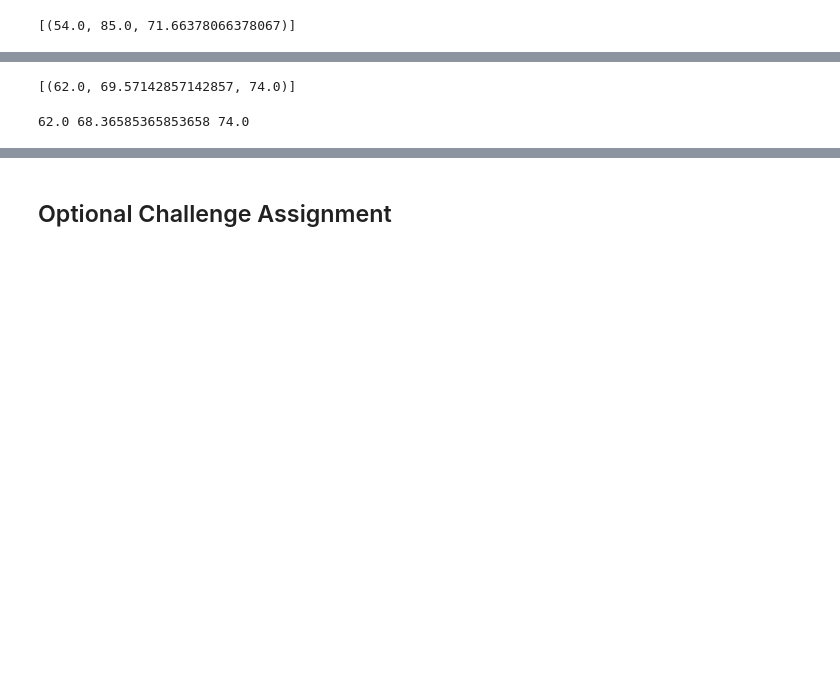
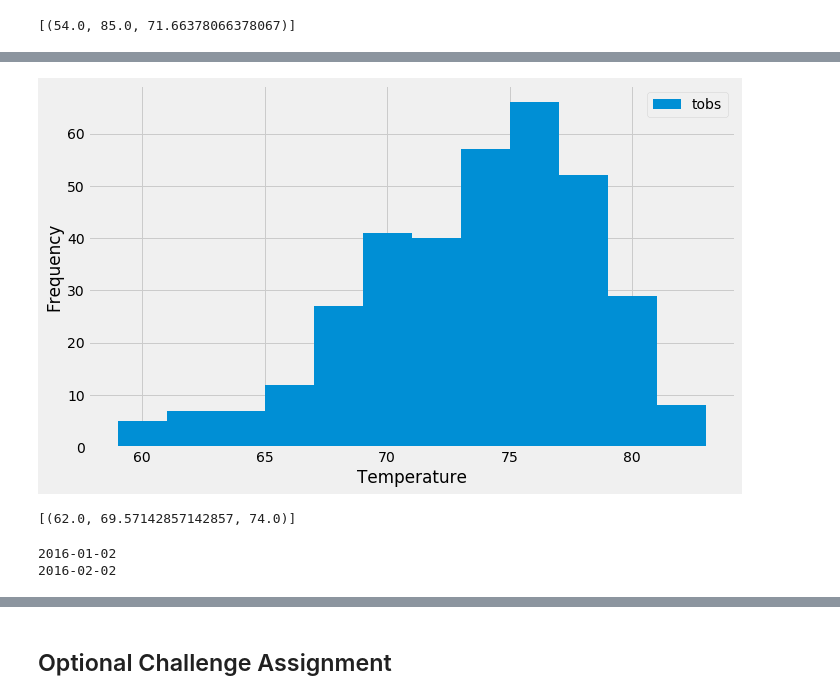
Before and after one commit to arundhatic/sqlalchemy-challenge, a Jupyter notebook: climate.ipynb, the cells around one changed output, grey strips where cells are left out. Saved outputs shown, nothing was run; the diff lists cells and outputs as text; code cells hidden in the pictures; blank space fills up the shorter version.

Commit message:
climate update with plots

```diff
--- a/climate.ipynb
+++ b/climate.ipynb
@@ -98,6 +109,15 @@ prcp_df.plot('date','precipitation',figsize=(10,6), grid=True, rot=45)
 # %%
 # What are the most active stations? (i.e. what stations have the most rows)?
 # List the stations and the counts in descending order.
+active_station = session.query(
+    Measurement.station,
+    func.count(Measurement.id)
+).group_by(
+    Measurement.station
+).order_by(
+    func.count(Measurement.id).desc()
+).all()
+active_station
 # %% [output]
 [('USC00519281', 2772),
  ('USC00519397', 2724),
@@ -116,3 +140,13 @@ prcp_df.plot('date','precipitation',figsize=(10,6), grid=True, rot=45)
 # %%
 # Choose the station with the highest number of temperature observations.
 # Query the last 12 months of temperature observation data for this station and plot the results as a histogram
+twelve_month_tobs = session.query(
+    Measurement.tobs,
+    Measurement.date
+).filter(
+    Measurement.date > first_pres_date,
+    Measurement.station == active_station[0][0]
+).all()
+#twelve_month_tobs
+tobs_df = pd.DataFrame(twelve_month_tobs,columns = ['tobs','date'])
+tobs_df.head()
@@ -121,3 +162,13 @@ prcp_df.plot('date','precipitation',figsize=(10,6), grid=True, rot=45)
+# %%
+plt.figure(figsize=(10,6))
+plt.hist(tobs_df['tobs'],bins = 12)
+plt.legend(['tobs'])
+plt.xlabel('Temperature')
+plt.ylabel('Frequency')
+plt.tight_layout()
+plt.savefig('temp_freq.png')
+# %% [output]
+[figure, added]
 # %%
 # This function called `calc_temps` will accept start date and end date in the format '%Y-%m-%d'
 # and return the minimum, average, and maximum temperatures for that range of dates
@@ -139,11 +190,19 @@ def calc_temps(start_date, end_date):
 print(calc_temps('2012-02-28', '2012-03-05'))
 # %% [output]
 [(62.0, 69.57142857142857, 74.0)]
+# %%
+start_year = dt.date(2017, 1, 1) - dt.timedelta(days=365)
+end_year = dt.date(2017, 2, 1) - dt.timedelta(days=365)
+print(start_year)
+print(end_year )
+# %% [output]
+2016-01-02
+2016-02-02
 # %%
 # Use your previous function `calc_temps` to calculate the tmin, tavg, and tmax
 # for your trip using the previous year's data for those same dates.
+temp = calc_temps(start_year,end_year)
+temp_min,temp_avg,temp_max = temp[0]
-# %% [output]
-62.0 68.36585365853658 74.0
 # %%
 # Plot the results from your previous query as a bar chart.
 # Use "Trip Avg Temp" as your Title
```
Also changed, not shown: parts of 17 cells of this notebook, 7 other files.
